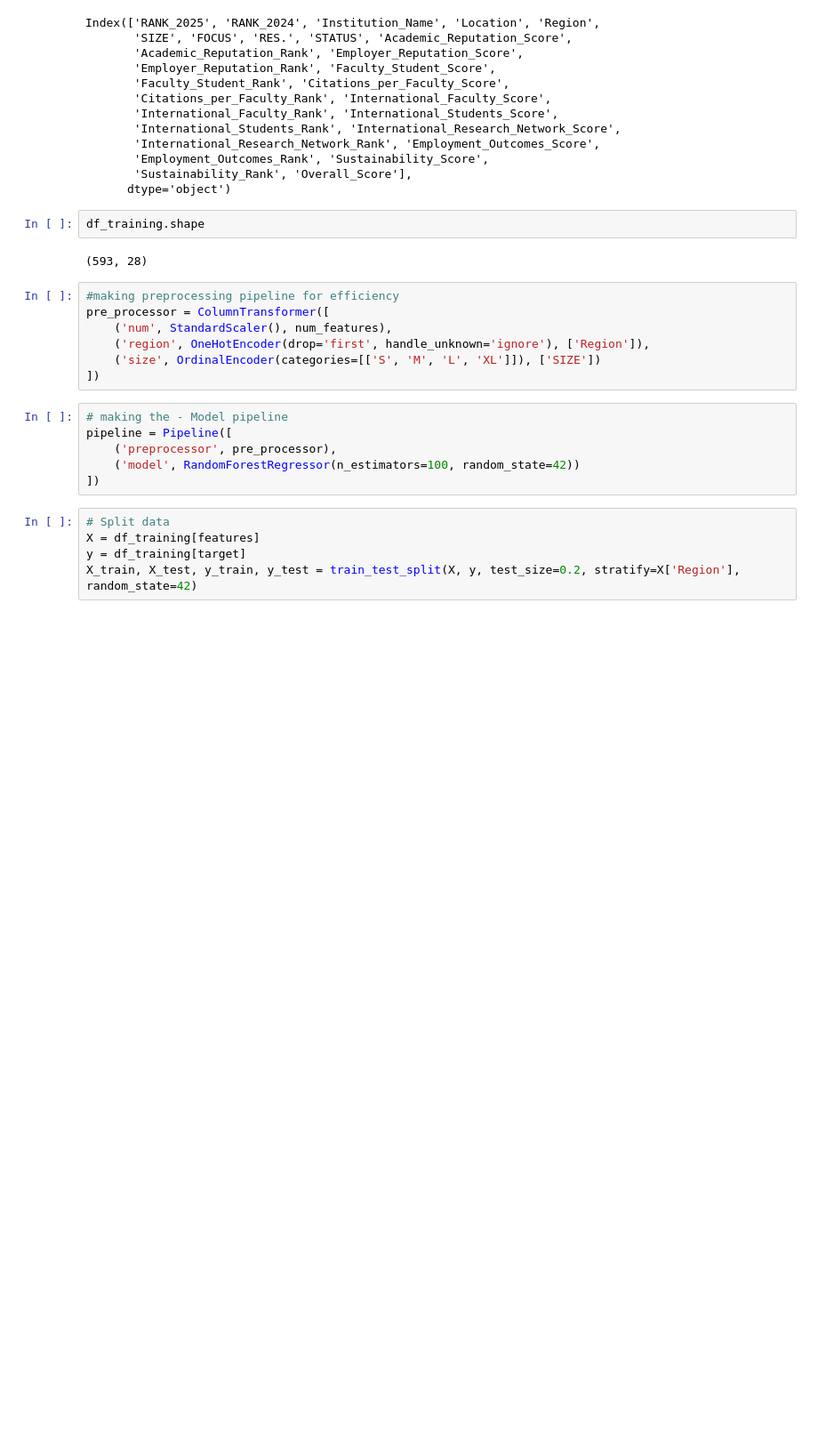
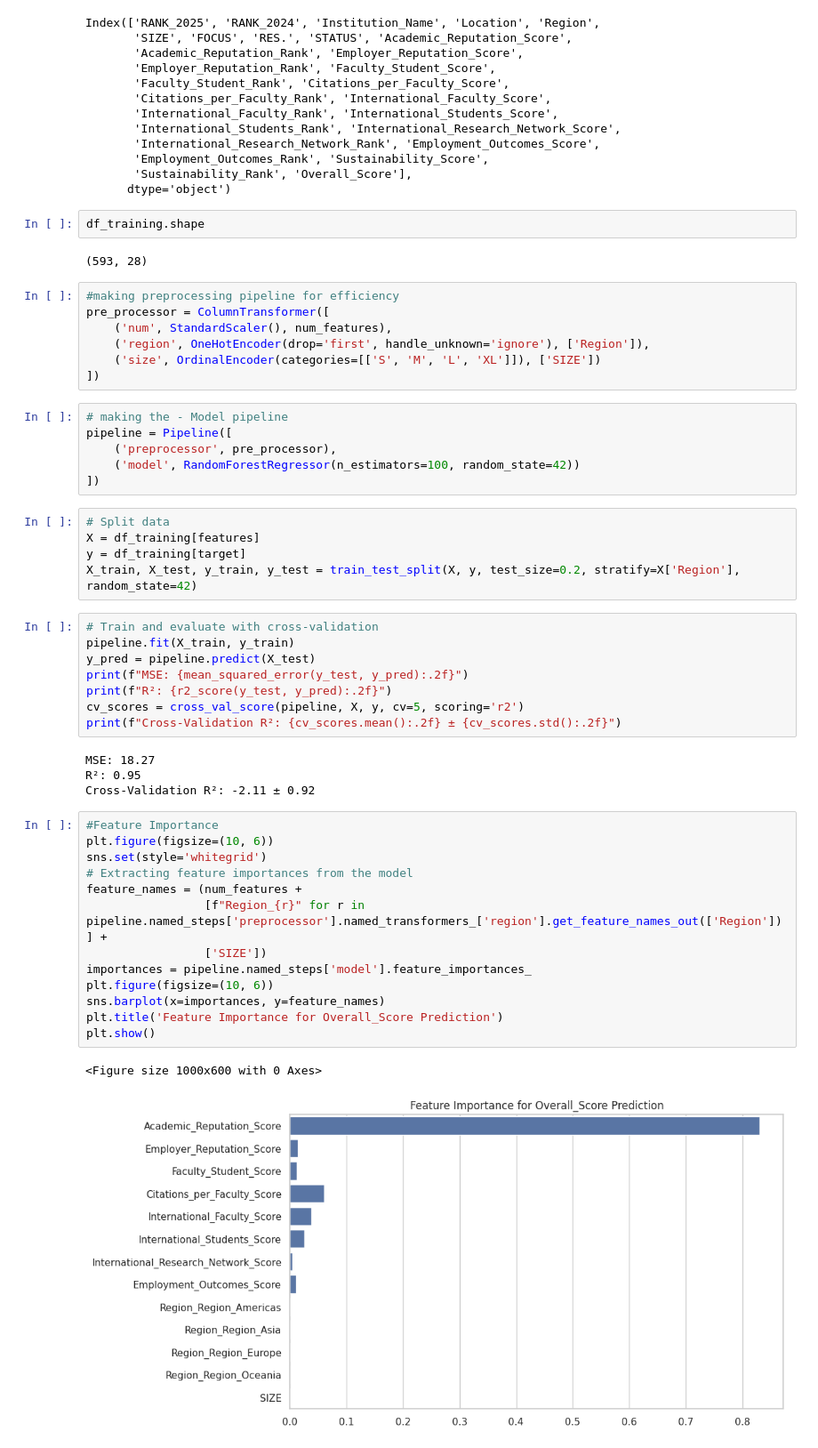
Before and after one commit to Salmanfarsi2561/PYTHON_ML, a Jupyter notebook: projects/Ovs_predictor.ipynb, the cells around one changed output. Shown at 89% size. Cells and saved outputs as stored; diff of their text form; blank space fills up the shorter version.

Commit message:
Predicting And feature Importance calculation

```diff
--- a/projects/Ovs_predictor.ipynb
+++ b/projects/Ovs_predictor.ipynb
@@ -89,3 +89,31 @@ pipeline = Pipeline([
 X = df_training[features]
 y = df_training[target]
 X_train, X_test, y_train, y_test = train_test_split(X, y, test_size=0.2, stratify=X['Region'], random_state=42)
+# %%
+# Train and evaluate with cross-validation
+pipeline.fit(X_train, y_train)
+y_pred = pipeline.predict(X_test)
+print(f"MSE: {mean_squared_error(y_test, y_pred):.2f}")
+print(f"R²: {r2_score(y_test, y_pred):.2f}")
+cv_scores = cross_val_score(pipeline, X, y, cv=5, scoring='r2')
+print(f"Cross-Validation R²: {cv_scores.mean():.2f} ± {cv_scores.std():.2f}")
+# %% [output]
+MSE: 18.27
+R²: 0.95
+Cross-Validation R²: -2.11 ± 0.92
+# %%
+#Feature Importance
+plt.figure(figsize=(10, 6))
+sns.set(style='whitegrid')
+# Extracting feature importances from the model
+feature_names = (num_features +
+                 [f"Region_{r}" for r in pipeline.named_steps['preprocessor'].named_transformers_['region'].get_feature_names_out(['Region'])] +
+                 ['SIZE'])
+importances = pipeline.named_steps['model'].feature_importances_
+plt.figure(figsize=(10, 6))
+sns.barplot(x=importances, y=feature_names)
+plt.title('Feature Importance for Overall_Score Prediction')
+plt.show()
+# %% [output]
+<Figure size 1000x600 with 0 Axes>
+[figure, added]
```
